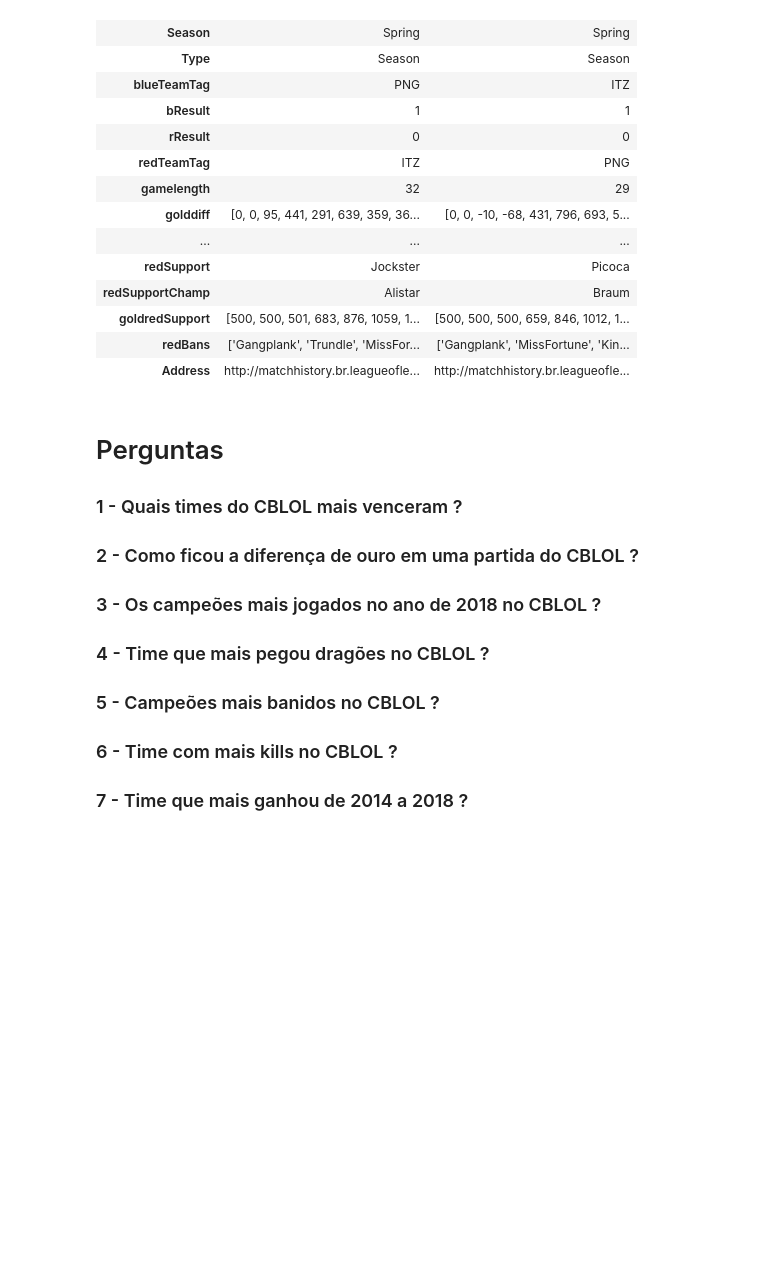
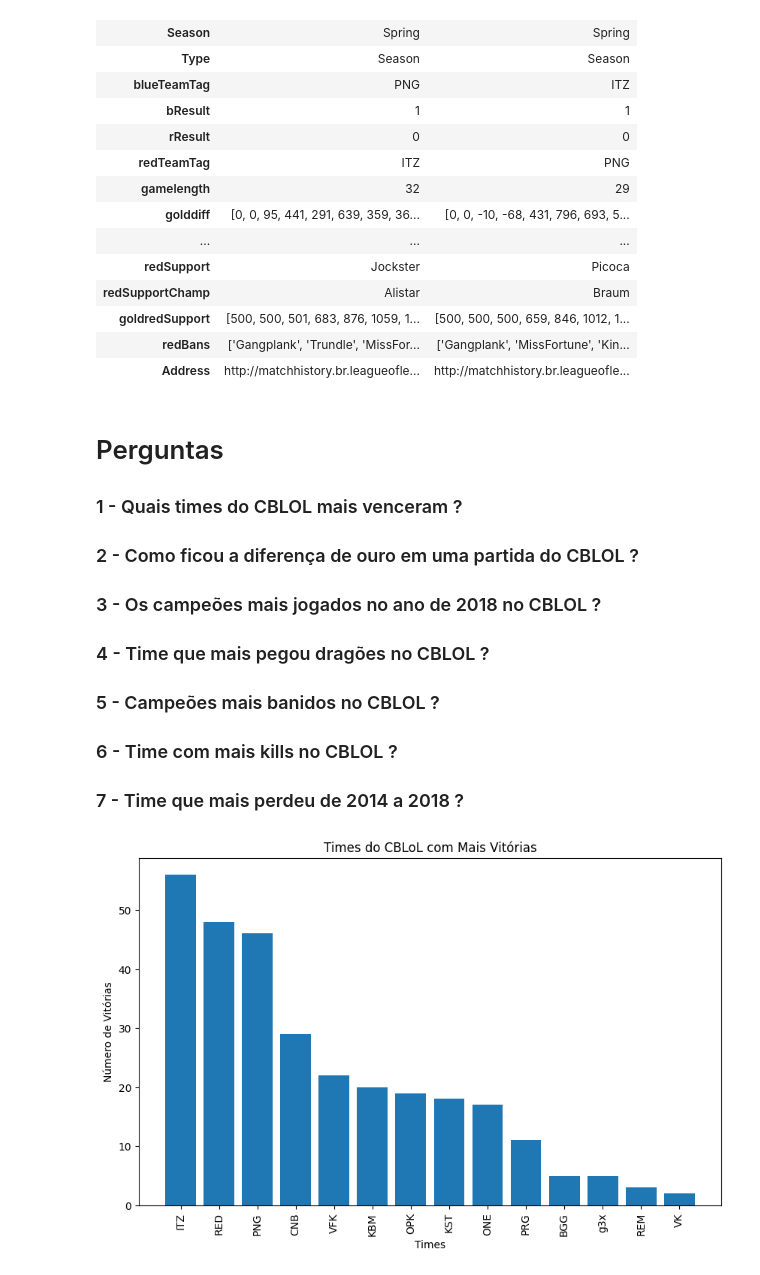
Before and after one commit to ESA2-Fiap/checkpoint-2-dataScience, a Jupyter notebook: data-analyse.ipynb, the cells around one changed output. Cells and saved outputs as stored; diff of their text form; code cells hidden in the pictures; blank space fills up the shorter version.

```diff
--- a/data-analyse.ipynb
+++ b/data-analyse.ipynb
@@ -32,4 +32,20 @@ cblol.head(2).T
 ### 4 - Time que mais pegou dragões no CBLOL ?
 ### 5 - Campeões mais banidos no CBLOL ?
 ### 6 - Time com mais kills no CBLOL ?
-### 7 - Time que mais ganhou de 2014 a 2018 ?
+### 7 - Time que mais perdeu de 2014 a 2018 ?
+# %%
+# Quais times do CBLOL mais venceram ?
+vitorias_blue = cblol[cblol['bResult'] == 1]['blueTeamTag'].value_counts()
+vitorias_red = cblol[cblol['rResult'] == 1]['redTeamTag'].value_counts()
+
+vitorias_totais = vitorias_blue.add(vitorias_red, fill_value=0)
+vitorias_totais = vitorias_totais.sort_values(ascending=False)
+
+plt.figure(figsize=(10, 6))
+plt.bar(vitorias_totais.index, vitorias_totais.values)
+plt.xlabel('Times')
+plt.ylabel('Número de Vitórias')
+plt.title('Times do CBLoL com Mais Vitórias')
+plt.show()
+# %% [output]
+[figure, added]
```
